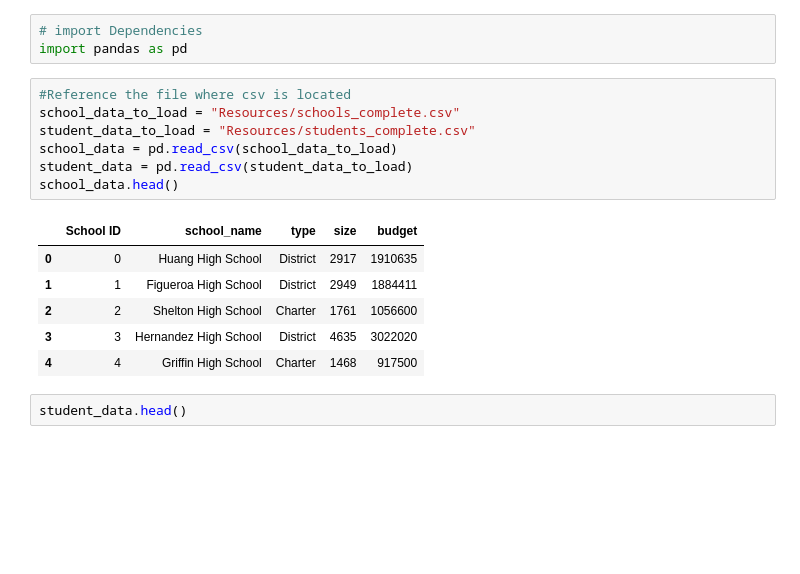
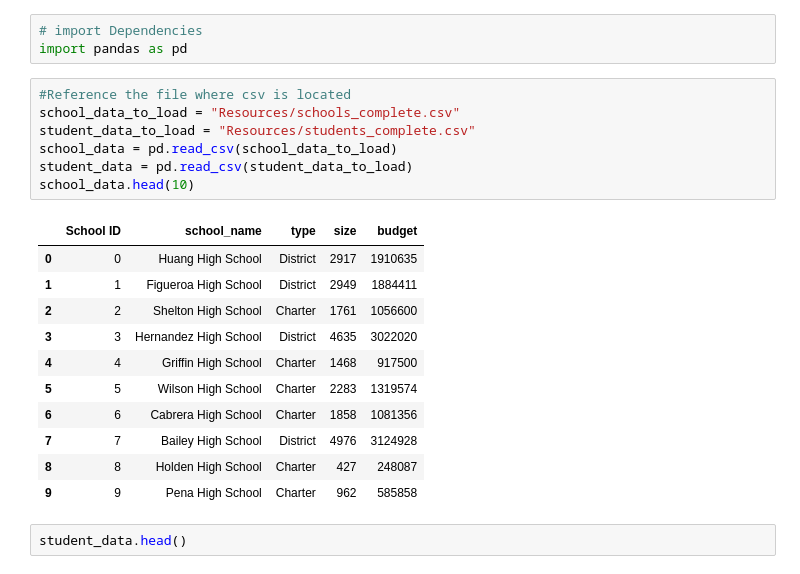
Before and after one commit to kofi-max/pandas-challenge, a Jupyter notebook: PyCitySchools/home work solution.ipynb, the cells around one changed output. Drawn from its saved outputs; the diff is of its cells as text; blank space fills up the shorter version.

```diff
--- a/PyCitySchools/home work solution.ipynb
+++ b/PyCitySchools/home work solution.ipynb
@@ -4,17 +4,22 @@ import pandas as pd
 # %%
 #Reference the file where csv is located
 school_data_to_load = "Resources/schools_complete.csv"
 student_data_to_load = "Resources/students_complete.csv"
 school_data = pd.read_csv(school_data_to_load)
 student_data = pd.read_csv(student_data_to_load)
-school_data.head()
+school_data.head(10)
 # %% [output]
 |  | School ID | school_name | type | size | budget |
 | 0 | 0 | Huang High School | District | 2917 | 1910635 |
 | 1 | 1 | Figueroa High School | District | 2949 | 1884411 |
 | 2 | 2 | Shelton High School | Charter | 1761 | 1056600 |
 | 3 | 3 | Hernandez High School | District | 4635 | 3022020 |
 | 4 | 4 | Griffin High School | Charter | 1468 | 917500 |
+| 5 | 5 | Wilson High School | Charter | 2283 | 1319574 |
+| 6 | 6 | Cabrera High School | Charter | 1858 | 1081356 |
+| 7 | 7 | Bailey High School | District | 4976 | 3124928 |
+| 8 | 8 | Holden High School | Charter | 427 | 248087 |
+| 9 | 9 | Pena High School | Charter | 962 | 585858 |
 # %%
 student_data.head()
 # %% [output]
```
Also changed, not shown: parts of 13 cells of this notebook.
